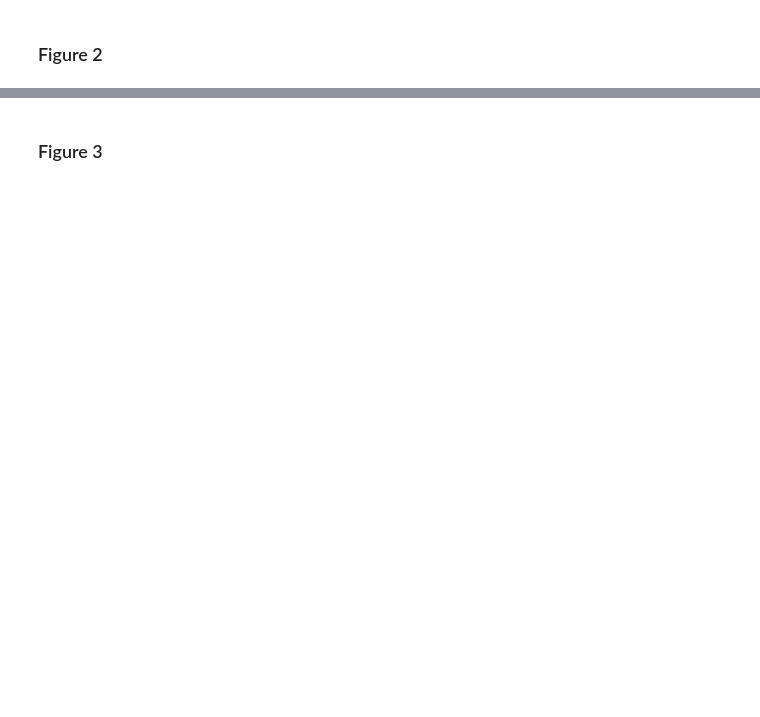
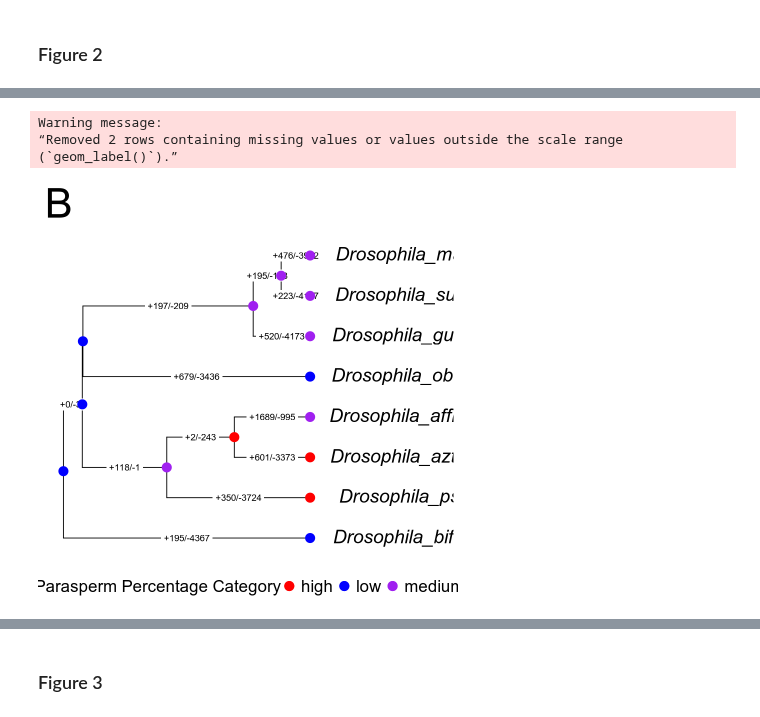
Before and after one commit to zwoonavery/obscura_heterospermy, a Jupyter notebook: analysis/R_figures_zwa.ipynb, the cells around one changed output, grey strips where cells are left out. Cells and saved outputs as stored; diff of their text form; code cells hidden in the pictures; blank space fills up the shorter version.

```diff
--- a/analysis/R_figures_zwa.ipynb
+++ b/analysis/R_figures_zwa.ipynb
@@ -23,7 +34,8 @@ tree <- ape::read.tree("../workflow/tools/obscura_tree.nwk")
 # %%
 ## load in results for evogenex and cagee and cluster information
-credible_df <- read_csv("../workflow/CAGEE/credible_genes.csv")
-evogenex_raw <- read_csv("../workflow/EvoGeneX/evogenex_results.csv")
+change_df <- read_tsv("../workflow/tools/CAGEE/cagee_midlow/clade_results.tab") %>%
+    janitor::clean_names()
+evogenex_raw <- read_csv("../workflow/tools/EvoGeneX/evogenex_results.csv")
 evogenex <- evogenex_raw %>%
     na.omit()
-pic_clusters <- read_tsv("intermediate/pic_clusters.csv")
+pic_clusters <- read_csv("intermediate/pic_clusters.csv")
@@ -204,39 +356,43 @@ figure2a
 # %%
 ## get number of credible changes at each branch
-branch_change <- credible_df %>%
-    clean_names() %>%
+branch_change <- change_df %>%
     separate_wider_delim(number_taxon_id, "<", names = c("name", "node")) %>%
     select(-name) %>%
     mutate(node = str_replace(node, ">", ""),
            node = as.numeric(node),
            change = paste0("+", increase, "/-", decrease)) %>%
     select(c("node", "change"))
 
 ## compile metadata into tibble
 tree_label <- tree %>%
     as_tibble() %>%
     left_join(branch_change, by = "node") %>%
     mutate(label = str_replace_all(label, "_", " ")) %>%
     add_column(color = c("low", "low", "medium", "medium", "medium", "high", "high", "medium",
                             "low", "low", "low", "medium", "medium", "medium", "high"))
 tree_label[11, "change"] <- NA
 
 ## plot tree
 figure2b <- ggtree(tree) %<+%
     tree_label +
     geom_tiplab(geom = "text", aes(label = paste0("italic(\'", label, "\')")), parse = TRUE,
                 hjust = -0.12, size = 8) +
     geom_label(aes(x = branch, label = change), label.size = 0.01) +
     geom_nodepoint(aes(color = color), size = 5) +
     geom_tippoint(aes(color = color), size = 5) +
     xlim(NA, 20) +
     labs(title = "B", color = "Parasperm Percentage Category") +
     scale_color_manual(values = c("red", "blue", "purple")) +
     theme(plot.title = element_text(size = 50),
           legend.position = "bottom",
           legend.title = element_text(size = 20),
           legend.text = element_text(size = 20))
 figure2b
+# %% [output]
+Warning message:
+“Removed 2 rows containing missing values or values outside the scale range
+(`geom_label()`).”
+[figure, added]
 # %%
 ggsave("figures/figure2a.png", figure1a, width = 18, height = 10)
 ggsave("figures/figure2b.png", figure2b, width = 18, height = 10)
```
Also changed, not shown: parts of 34 cells of this notebook, 3 other files.
